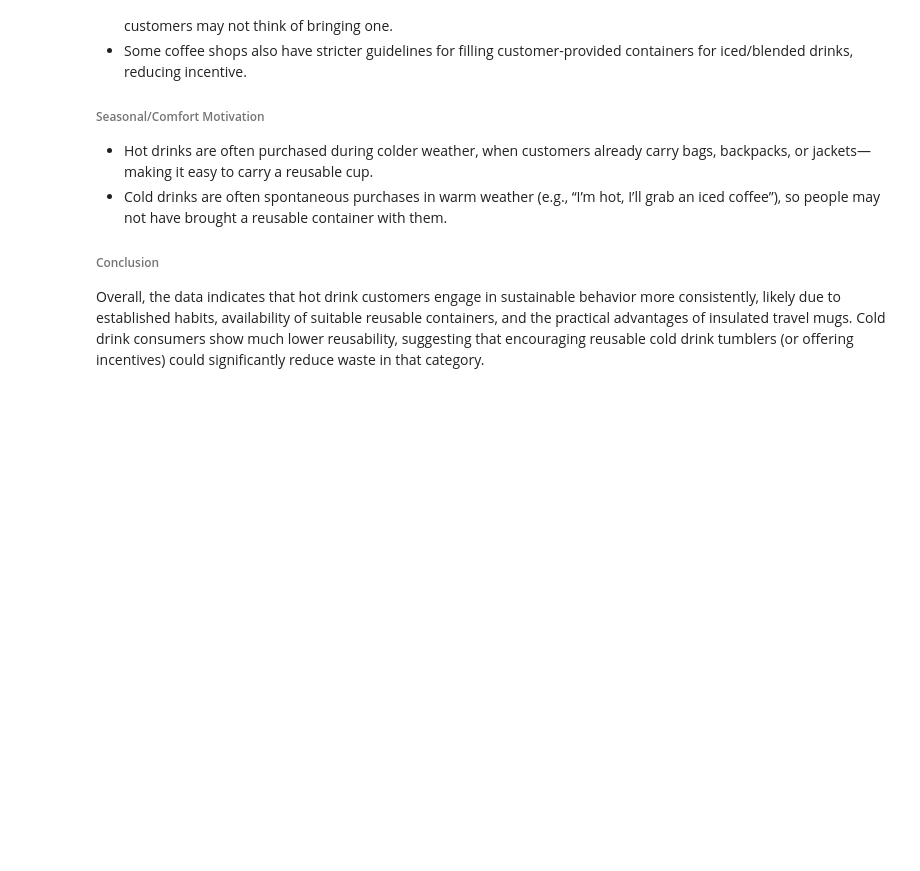
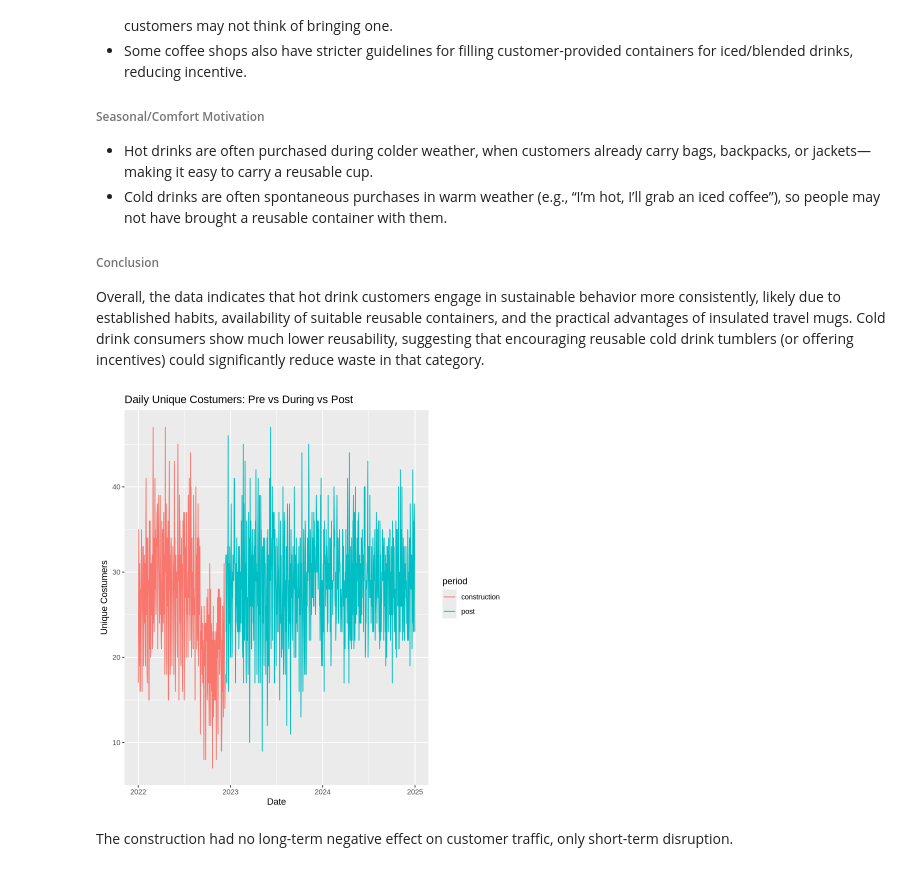
Before and after one commit to SharonGulati/dataverse, a Jupyter notebook: dataverse.ipynb, the cells around one changed output. Drawn from its saved outputs; the diff is of its cells as text; code cells hidden in the pictures; blank space fills up the shorter version.

Commit message:
Q5
construction period

```diff
--- a/dataverse.ipynb
+++ b/dataverse.ipynb
@@ -174,3 +174,29 @@ The data suggests that hot drinks are much more likely to be ordered using a reu
 
 ###### Conclusion
 Overall, the data indicates that hot drink customers engage in sustainable behavior more consistently, likely due to established habits, availability of suitable reusable containers, and the practical advantages of insulated travel mugs. Cold drink consumers show much lower reusability, suggesting that encouraging reusable cold drink tumblers (or offering incentives) could significantly reduce waste in that category.
+# %%
+construction <- coffee |>
+mutate(
+    date=ymd(date),
+    period=case_when(
+           date<ymd("2022-01-01")~"pre",
+           date>=ymd("2022-01-01")&date<=ymd("2022-12-12")~"construction",
+           TRUE~"post"))
+
+daily_customers <- construction |>
+group_by(date, period) |>
+summarise(unique_customers=n_distinct(customer_id), .groups="drop")
+
+avg_customers <- daily_customers |>
+group_by(period) |>
+summarise(avg_daily_customer=mean(unique_customers))
+
+ggplot(daily_customers, aes(date, unique_customers, color=period))+
+geom_line()+
+labs(title="Daily Unique Costumers: Pre vs During vs Post",
+    x="Date",
+    y="Unique Costumers")
+# %% [output]
+[figure, added]
+# %% [markdown]
+The construction had no long-term negative effect on customer traffic, only short-term disruption.
```
